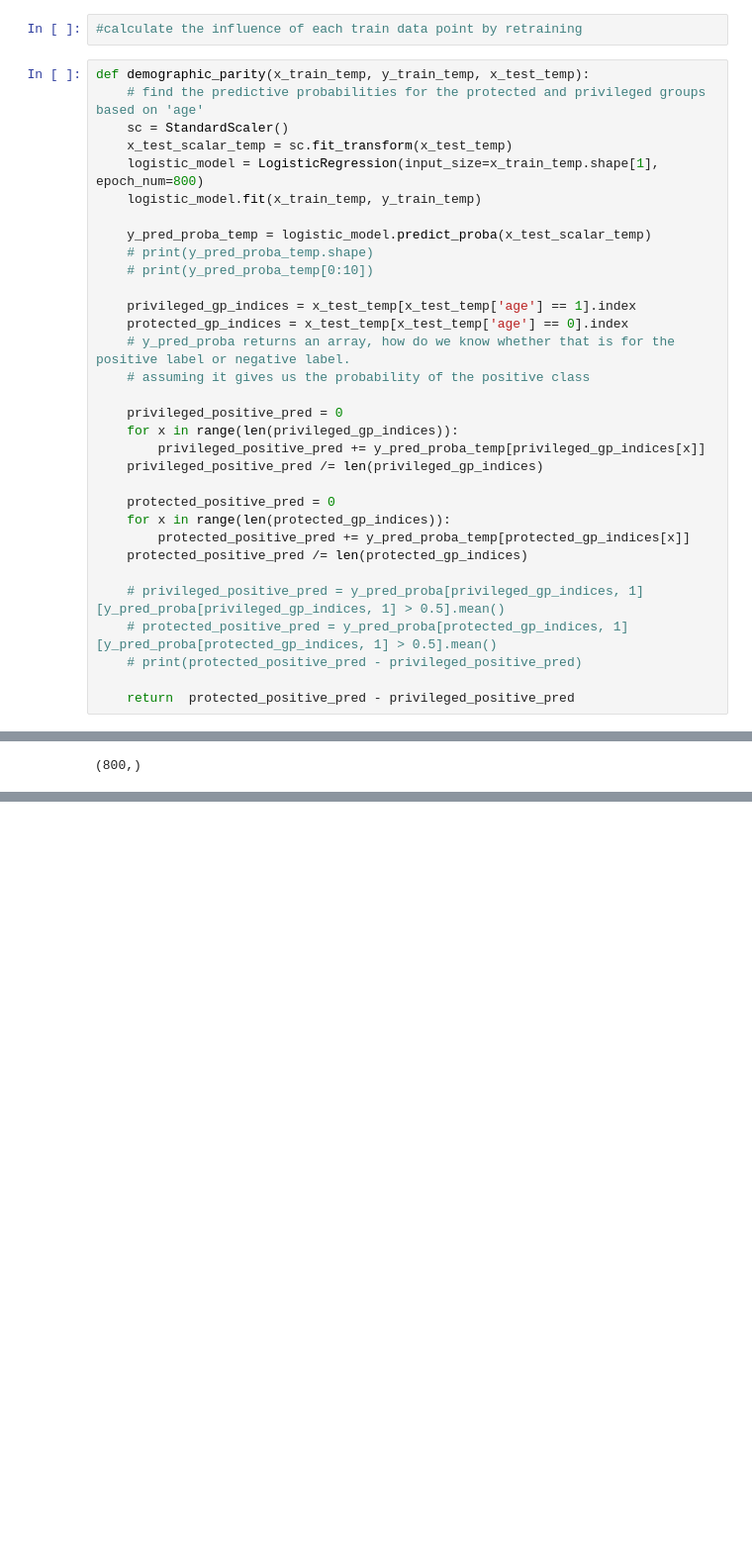
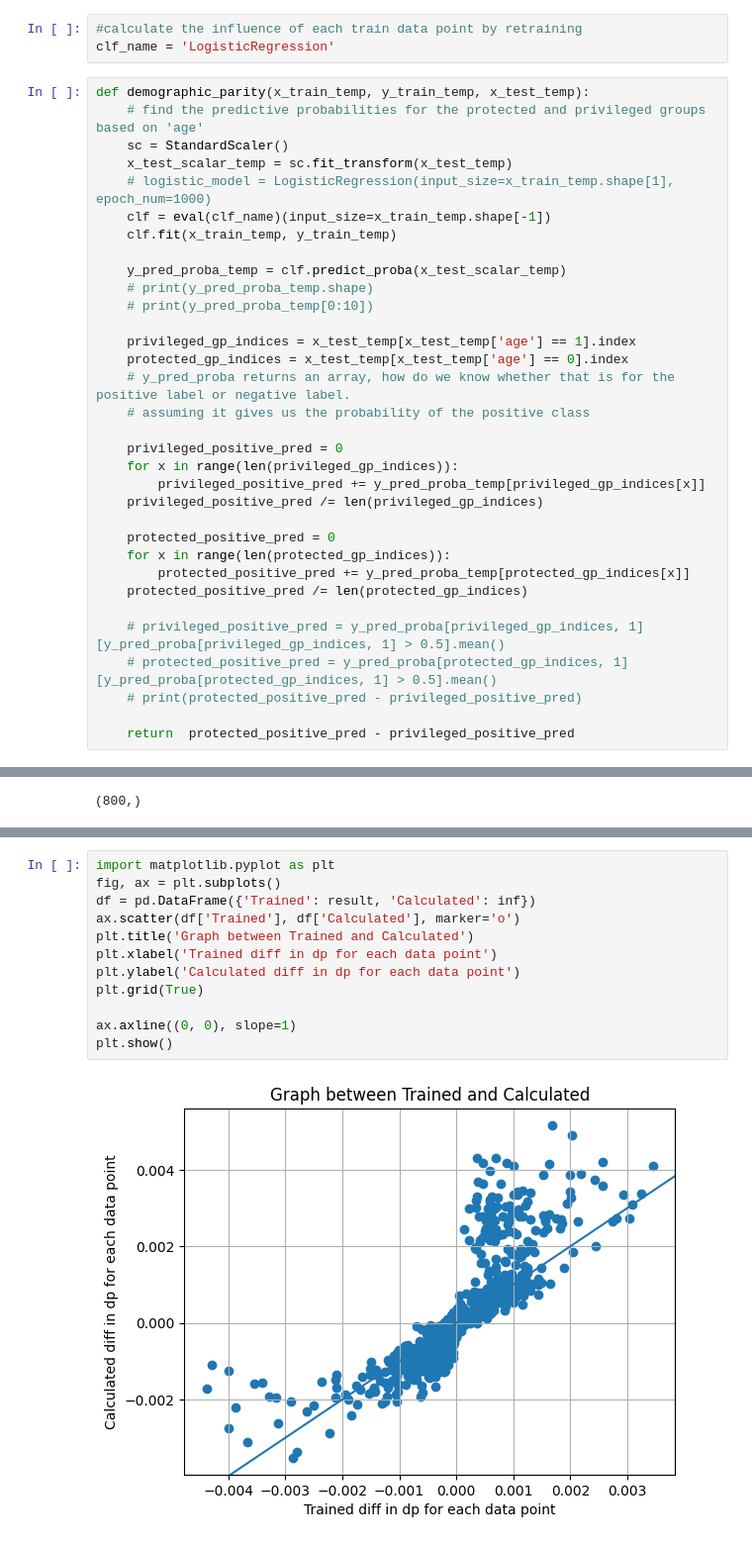
Before and after one commit to ekta0596/DataAcquisition-valuation, a Jupyter notebook: FirstOrderInfluenceWOTrain.ipynb, the cells around one changed output, grey strips where cells are left out. Shown at 99% size. Drawn from its saved outputs; the diff is of its cells as text; blank space fills up the shorter version.

Commit message:
Made the changes to the plot to make it a scatterplot

```diff
--- a/FirstOrderInfluenceWOTrain.ipynb
+++ b/FirstOrderInfluenceWOTrain.ipynb
@@ -82,15 +82,17 @@ print(type(x_test))
 <class 'pandas.core.frame.DataFrame'>
 # %%
 #calculate the influence of each train data point by retraining
+clf_name = 'LogisticRegression'
 # %%
 def demographic_parity(x_train_temp, y_train_temp, x_test_temp):
     # find the predictive probabilities for the protected and privileged groups based on 'age'
     sc = StandardScaler()
     x_test_scalar_temp = sc.fit_transform(x_test_temp)
-    logistic_model = LogisticRegression(input_size=x_train_temp.shape[1], epoch_num=800)
-    logistic_model.fit(x_train_temp, y_train_temp)
+    # logistic_model = LogisticRegression(input_size=x_train_temp.shape[1], epoch_num=1000)
+    clf = eval(clf_name)(input_size=x_train_temp.shape[-1])
+    clf.fit(x_train_temp, y_train_temp)
 
-    y_pred_proba_temp = logistic_model.predict_proba(x_test_scalar_temp)
+    y_pred_proba_temp = clf.predict_proba(x_test_scalar_temp)
     # print(y_pred_proba_temp.shape)
     # print(y_pred_proba_temp[0:10])
 
@@ -253,0 +249,14 @@ plt.show()
+# %%
+import matplotlib.pyplot as plt
+fig, ax = plt.subplots()
+df = pd.DataFrame({'Trained': result, 'Calculated': inf})
+ax.scatter(df['Trained'], df['Calculated'], marker='o')
+plt.title('Graph between Trained and Calculated')
+plt.xlabel('Trained diff in dp for each data point')
+plt.ylabel('Calculated diff in dp for each data point')
+plt.grid(True)
+
+ax.axline((0, 0), slope=1)
+plt.show()
+# %% [output]
+[figure, added]
```
Also changed, not shown: parts of 8 cells of this notebook, 1 other file.
